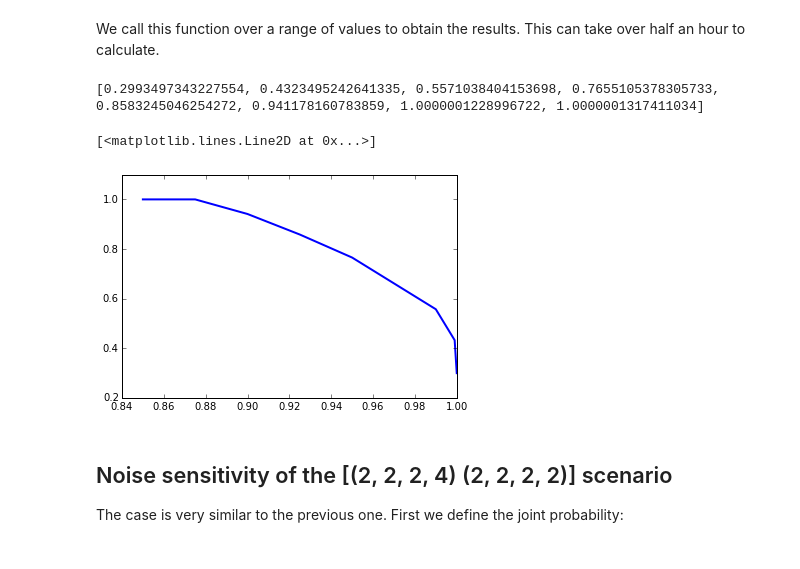
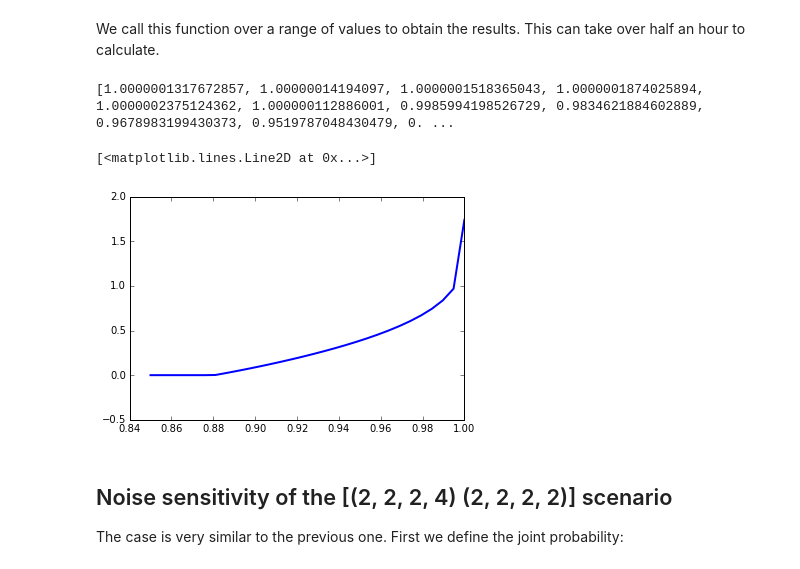
Before and after one commit to peterwittek/ipython-notebooks, a Jupyter notebook: Optimal randomness generation from entangled quantum states.ipynb, the cells around one changed output. Drawn from its saved outputs; the diff is of its cells as text; code cells hidden in the pictures.

```diff
--- a/Optimal randomness generation from entangled quantum states.ipynb
+++ b/Optimal randomness generation from entangled quantum states.ipynb
@@ -226,20 +226,20 @@ def get_maximum_guessing_probability(p, first=False):
 # %% [markdown]
 We call this function over a range of values to obtain the results. This can take over half an hour to calculate.
 # %%
-noise = [1.0, 0.999, 0.99, 0.95, 0.925, 0.9, 0.875, 0.85]
+noise = linspace(0.85, 1.0, 30)
 sensitivity = [get_maximum_guessing_probability(noise[0], first = True)]
 for p in noise[1:]:
     sensitivity.append(get_maximum_guessing_probability(p))
 print(sensitivity)
 # %% [output]
-[0.2993497343227554, 0.4323495242641335, 0.5571038404153698, 0.7655105378305733, 0.8583245046254272, 0.941178160783859, 1.0000001228996722, 1.0000001317411034]
+[1.0000001317672857, 1.00000014194097, 1.0000001518365043, 1.0000001874025894, 1.0000002375124362, 1.000000112886001, 0.9985994198526729, 0.9834621884602889, 0.9678983199430373, 0.9519787048430479, 0. ...
 # %%
 %matplotlib inline
 fig, ax = plt.subplots()
-plt.plot(noise, sensitivity, linewidth=2)
+plt.plot(noise, [-log2(s) for s in sensitivity], linewidth=2)
 # %% [output]
 [<matplotlib.lines.Line2D at 0x...>]
-[figure, old version]
+[figure, new version]
 # %% [markdown]
 Noise sensitivity of the [(2, 2, 2, 4) (2, 2, 2, 2)] scenario
 ---------------------------------------------------------------------------------
```
Also changed, not shown: parts of 3 cells of this notebook.
